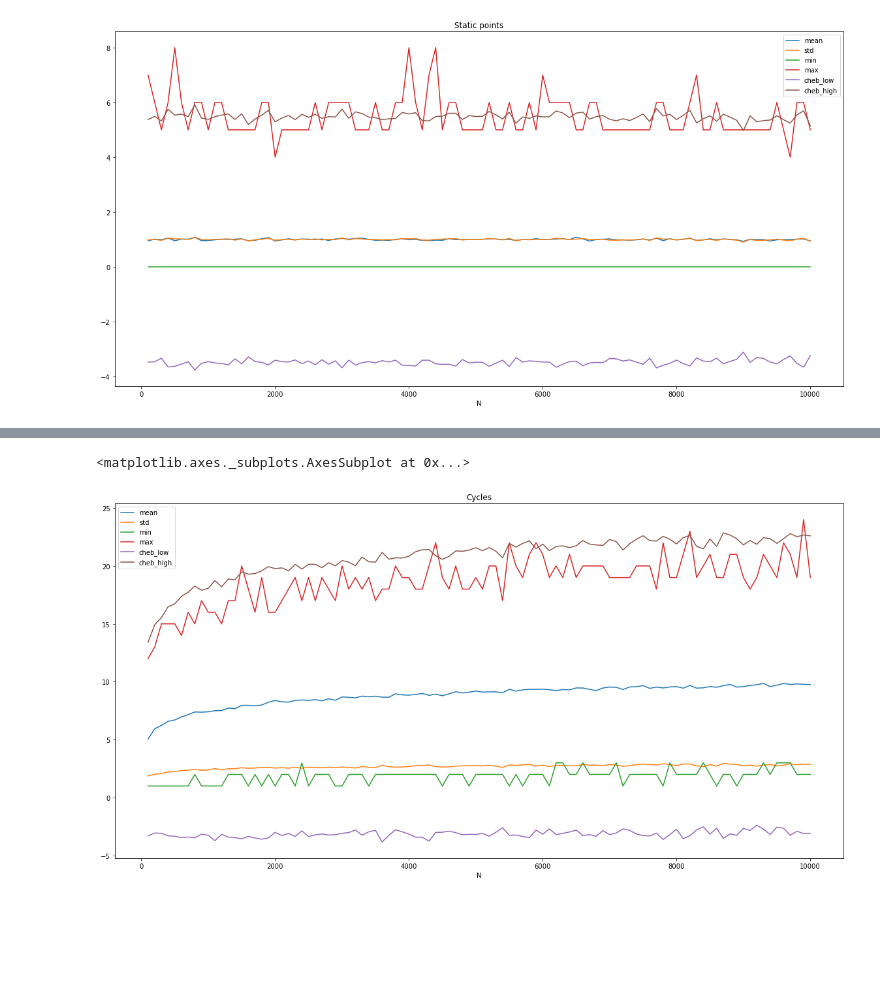
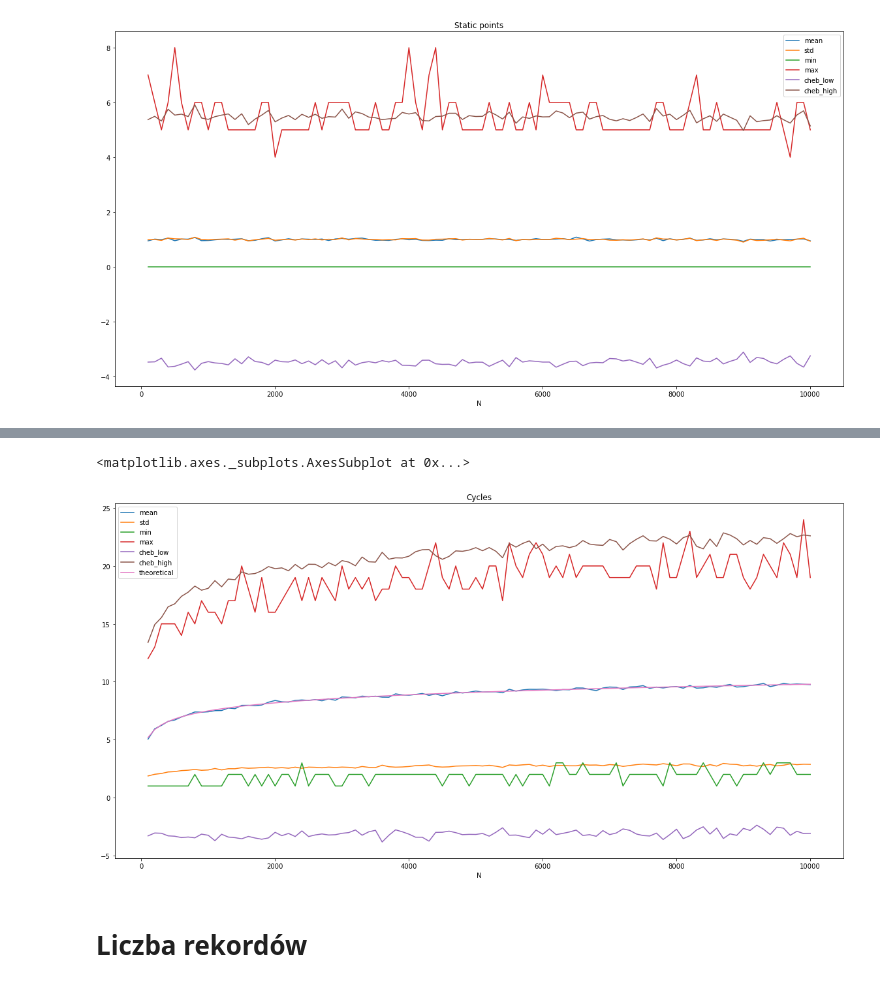
Before and after one commit to kestarumper/StudiaMgr, a Jupyter notebook: II/MPA/l2/analyze.ipynb, the cells around one changed output, grey strips where cells are left out. Drawn from its saved outputs; the diff is of its cells as text; code cells hidden in the pictures; blank space fills up the shorter version.

Commit message:
MPA L2 Add theoretical harmonic + histograms.

```diff
--- a/II/MPA/l2/analyze.ipynb
+++ b/II/MPA/l2/analyze.ipynb
@@ -33,6 +33,9 @@ def add_chebyshev_high(row):
     std = row.loc["std"]
     cheb_low, cheb_high = chebyshev(ex, std, 0.05)
     return cheb_high
+
+def harmonic(n):
+    return sum([1 / (i+1) for i in range(n)])
 # %%
 df = pd.read_csv("result.csv"); df
 # %% [output]
@@ -81,11 +108,14 @@ described.plot(title="Static points", figsize=(20,10))
 # %%
 described = grouped["cycles"].describe(percentiles=[]).drop(["count", "50%"], axis='columns')
 described["cheb_low"] = described.apply(add_chebyshev_low, axis=1)
 described["cheb_high"] = described.apply(add_chebyshev_high, axis=1)
+described["theoretical"] = described.apply(lambda row: harmonic(int(row.name)), axis=1)
 described.plot(title="Cycles", figsize=(20,10))
 # %% [output]
 <matplotlib.axes._subplots.AxesSubplot at 0x...>
-[figure, old version]
+[figure, new version]
+# %% [markdown]
+# Liczba rekordów
 # %%
 described = grouped["records"].describe(percentiles=[]).drop(["count", "50%"], axis='columns')
 described["cheb_low"] = described.apply(add_chebyshev_low, axis=1)
```
Also changed, not shown: parts of 6 cells of this notebook.
